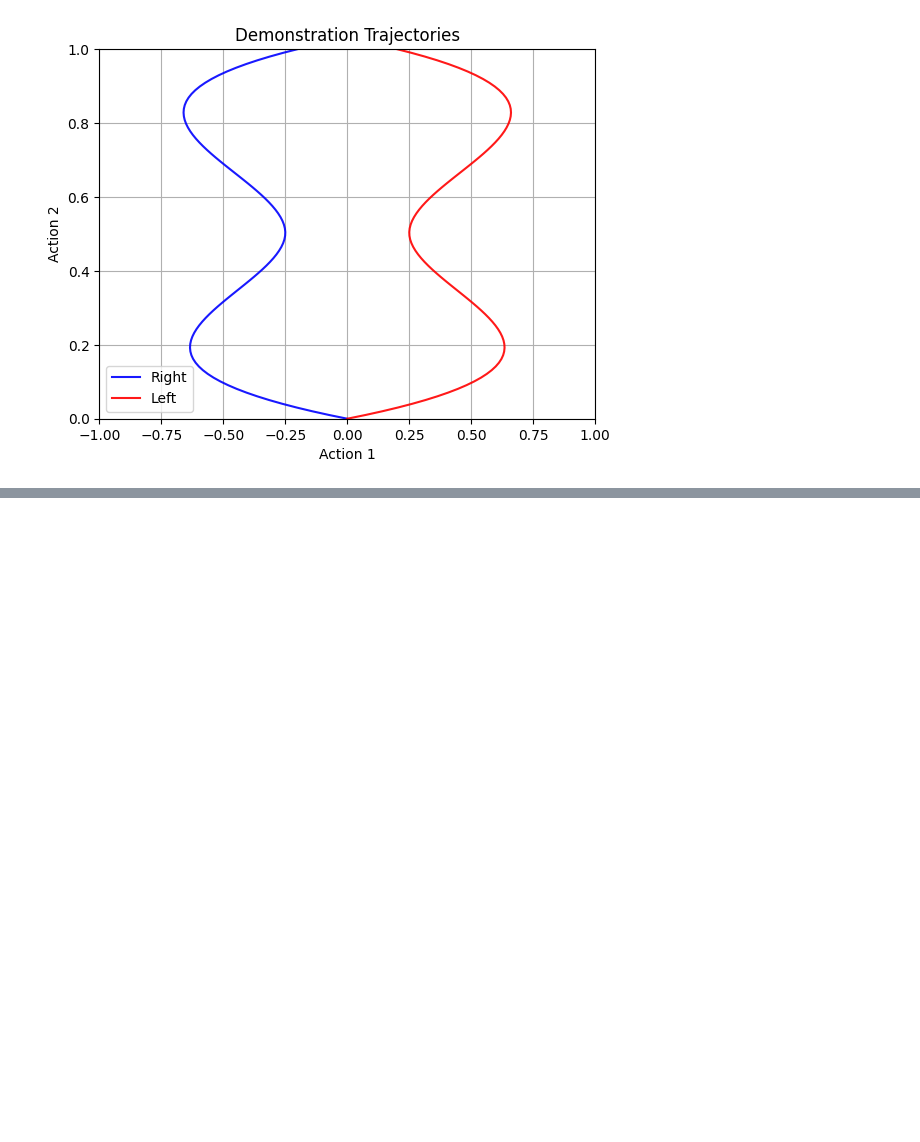
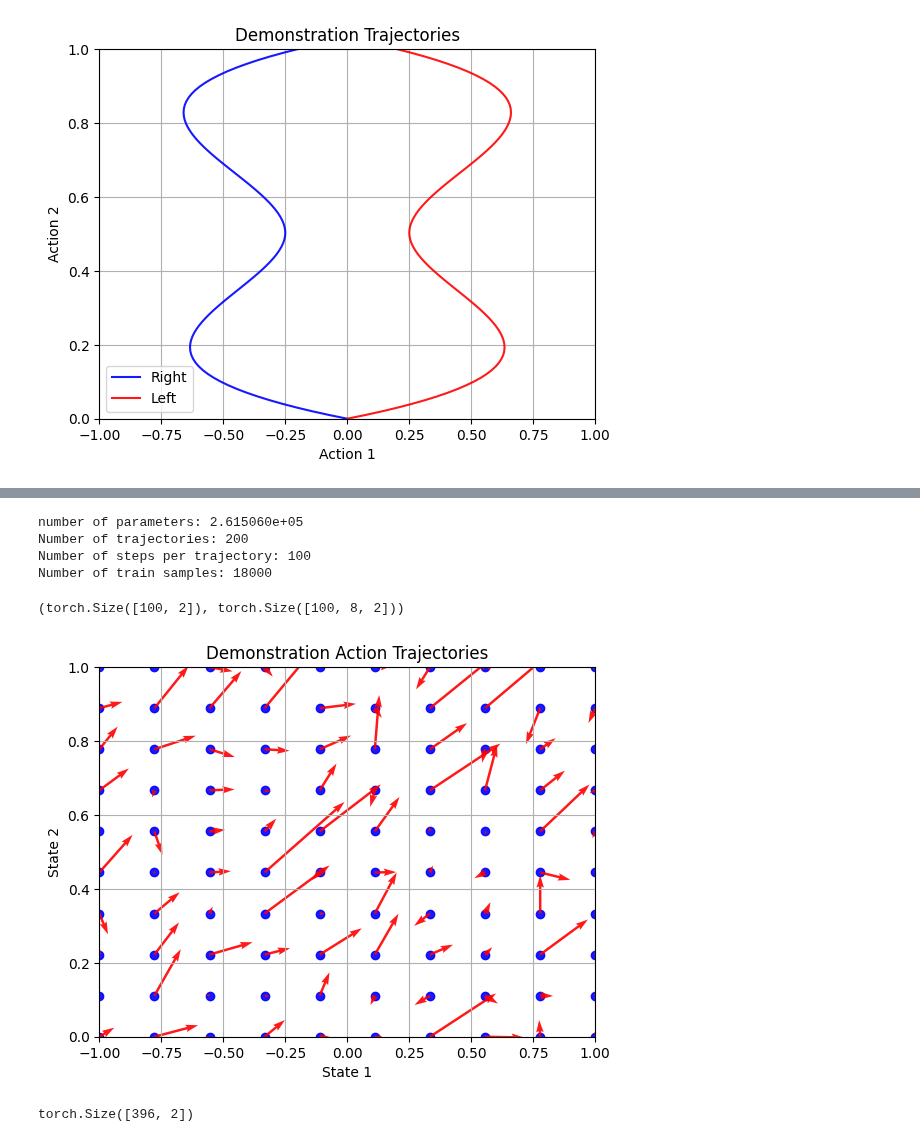
Before and after one commit to willh003/flowvis, a Jupyter notebook: notebooks/toy/latent/stabilizing/good/gc.ipynb, the cells around one changed output, grey strips where cells are left out. Saved outputs shown, nothing was run; the diff lists cells and outputs as text; code cells hidden in the pictures; blank space fills up the shorter version.

Commit message:
training flow model

```diff
--- a/notebooks/toy/latent/stabilizing/good/gc.ipynb
+++ b/notebooks/toy/latent/stabilizing/good/gc.ipynb
@@ -157,0 +227,13 @@ plt.show()
+# %%
+
+model = ConditionalFlow(cond_dim=2, q_dim=2)
+
+ac_dataset = ActionChunkDataset(all_trajectories, steps_per_traj=100, action_chunk_size=8)
+dataloader = DataLoader(ac_dataset, batch_size=16, shuffle=True)
+# %% [output]
+number of parameters: 2.615060e+05
+Number of trajectories: 200
+Number of steps per trajectory: 100
+Number of train samples: 18000
+# %%
+model = train_model(model, dataloader, n_epochs=1)
@@ -157,0 +279,30 @@ plt.show()
+# %%
+states, actions = evaluate_model_grid(model, state_0_range=[-1,1], state_1_range=[0,1], samples_per_dim=10)
+states.shape, actions.shape
+# %% [output]
+(torch.Size([100, 2]), torch.Size([100, 8, 2]))
+# %%
+
+def plot_states_actions(states, actions):
+    if type(states) == torch.Tensor:
+        states = states.detach().cpu().numpy()
+        actions = actions.detach().cpu().numpy()
+
+    one_step_actions = actions[:, 0, :]
+
+    plt.scatter(states[:, 0], states[:, 1], color='blue', alpha=0.9)
+    plt.quiver(states[:, 0], states[:, 1], one_step_actions[:, 0], one_step_actions[:, 1], color='red', alpha=0.9, scale=1, width=0.005)
+
+    plt.xlim(-1, 1)
+    plt.ylim(0, 1)
+    plt.xlabel('State 1')
+    plt.ylabel('State 2')
+    plt.title('Demonstration Action Trajectories')
+    plt.grid(True)
+    plt.show()
+# %% [output]
+[figure, added]
+# %%
+states, actions = evaluate_model_trajectories(model, all_trajectories[:2] + all_trajectories[-2:])
+# %% [output]
+torch.Size([396, 2])
```
Also changed, not shown: parts of 8 cells of this notebook, 4 other files.
